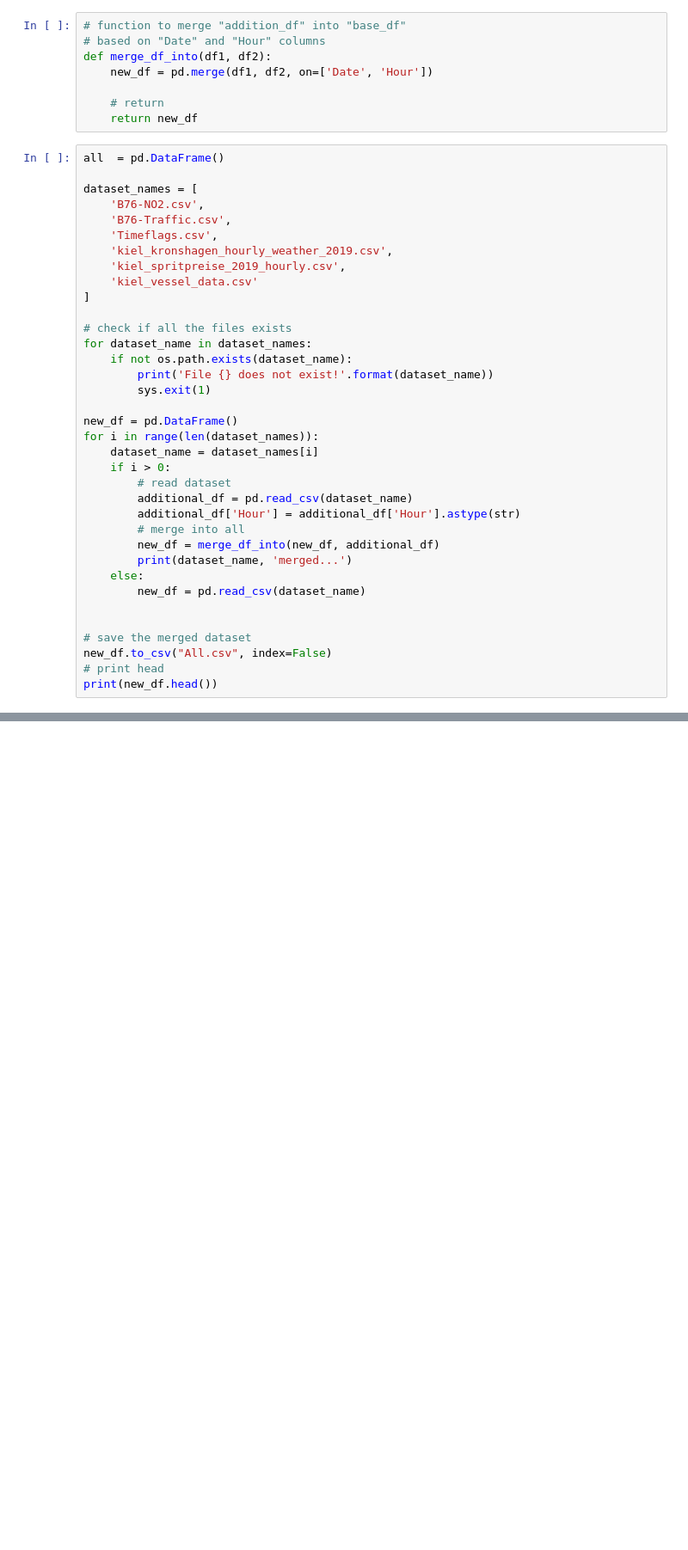
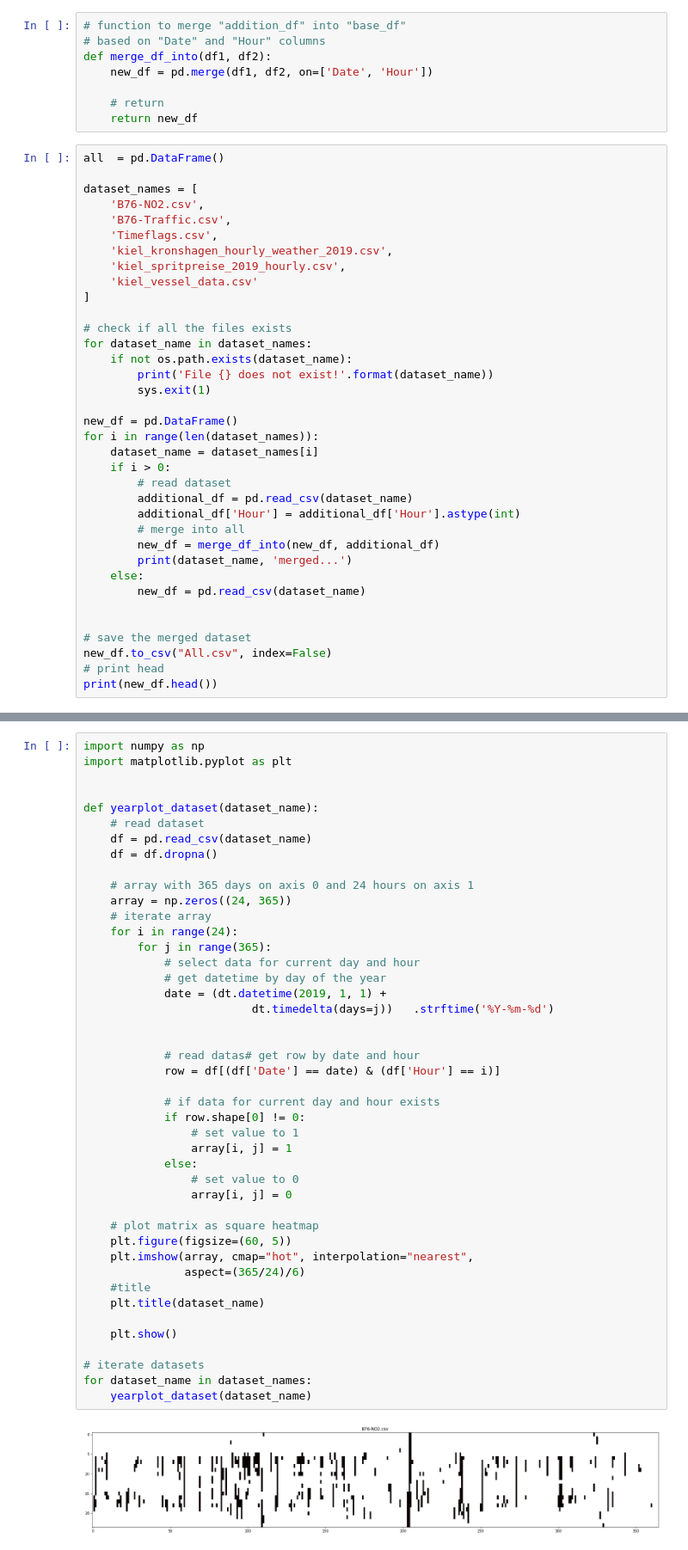
Before and after one commit to apexys/kiel_air_quality_tensorflow, a Jupyter notebook: datasets/All.ipynb, the cells around one changed output, grey strips where cells are left out. Shown at 86% size. Drawn from its saved outputs; the diff is of its cells as text; blank space fills up the shorter version.

```diff
--- a/datasets/All.ipynb
+++ b/datasets/All.ipynb
@@ -34,7 +34,7 @@ for i in range(len(dataset_names)):
     if i > 0:
         # read dataset
         additional_df = pd.read_csv(dataset_name)
-        additional_df['Hour'] = additional_df['Hour'].astype(str)
+        additional_df['Hour'] = additional_df['Hour'].astype(int)
         # merge into all
         new_df = merge_df_into(new_df, additional_df)
         print(dataset_name, 'merged...')
@@ -66,0 +169,46 @@ kiel_vessel_data.csv merged...
+# %%
+import numpy as np
+import matplotlib.pyplot as plt
+
+
+def yearplot_dataset(dataset_name):
+    # read dataset
+    df = pd.read_csv(dataset_name)
+    df = df.dropna()
+
+    # array with 365 days on axis 0 and 24 hours on axis 1
+    array = np.zeros((24, 365))
+    # iterate array
+    for i in range(24):
+        for j in range(365):
+            # select data for current day and hour
+            # get datetime by day of the year
+            date = (dt.datetime(2019, 1, 1) +
+                         dt.timedelta(days=j))   .strftime('%Y-%m-%d')
+
+
+            # read datas# get row by date and hour
+            row = df[(df['Date'] == date) & (df['Hour'] == i)]
+
+            # if data for current day and hour exists
+            if row.shape[0] != 0:
+                # set value to 1
+                array[i, j] = 1
+            else:
+                # set value to 0
+                array[i, j] = 0
+
+    # plot matrix as square heatmap
+    plt.figure(figsize=(60, 5))
+    plt.imshow(array, cmap="hot", interpolation="nearest",
+               aspect=(365/24)/6)
+    #title
+    plt.title(dataset_name)
+
+    plt.show()
+
+# iterate datasets
+for dataset_name in dataset_names:
+    yearplot_dataset(dataset_name)
+# %% [output]
+[figure, added]
```
Also changed, not shown: parts of 5 cells of this notebook, 19 other files.
